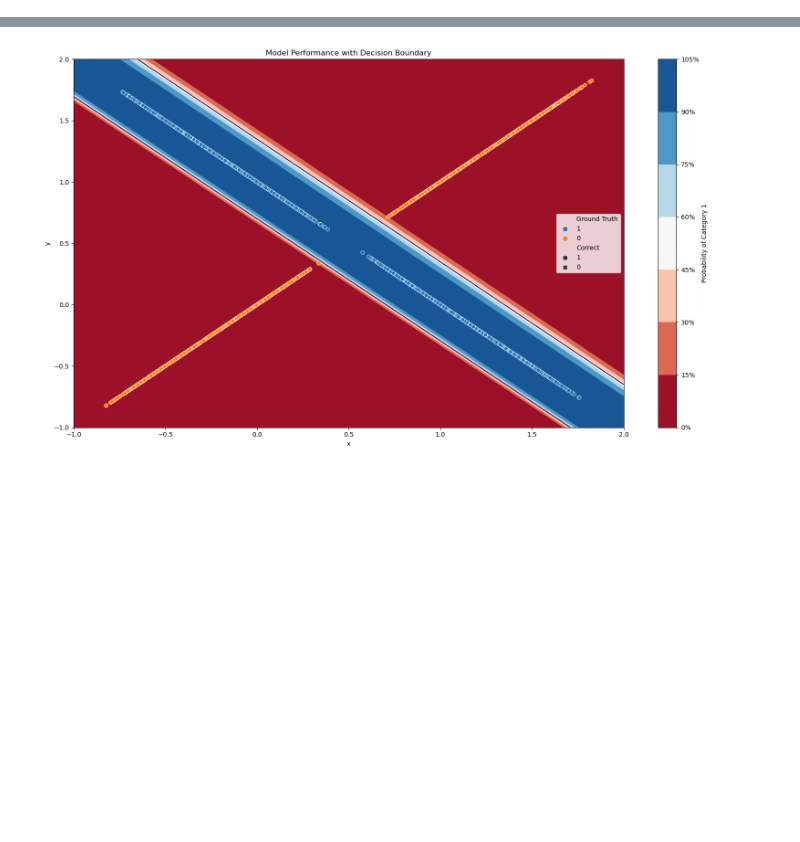
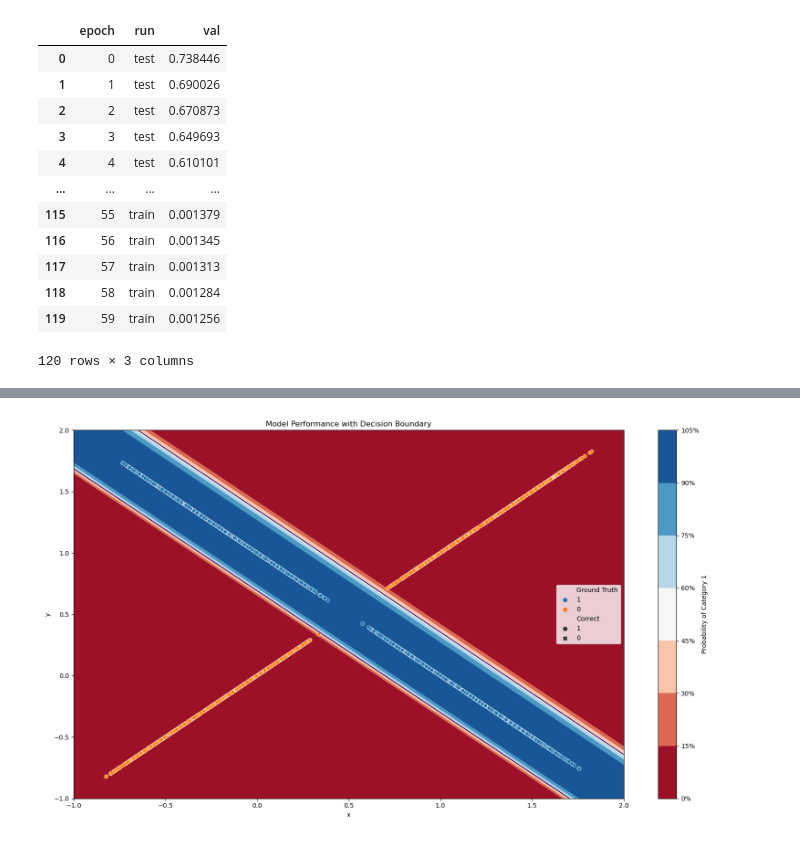
Before and after one commit to wblackucimath/project_xor, a Jupyter notebook: Project_XOR.ipynb, the cells around one changed output, grey strips where cells are left out. Saved outputs shown, nothing was run; the diff lists cells and outputs as text; code cells hidden in the pictures; blank space fills up the shorter version.

```diff
--- a/Project_XOR.ipynb
+++ b/Project_XOR.ipynb
@@ -81,0 +114,16 @@ display.Image(files("proj_xor.plots.metrics").joinpath("loss_plot.png"))
+# %%
+display.display(read_csv(files("proj_xor.data.outputs").joinpath("loss.csv")))
+# %% [output]
+|  | epoch | run | val |
+| 0 | 0 | test | 0.738446 |
+| 1 | 1 | test | 0.690026 |
+| 2 | 2 | test | 0.670873 |
+| 3 | 3 | test | 0.649693 |
+| 4 | 4 | test | 0.610101 |
+| ... | ... | ... | ... |
+| 115 | 55 | train | 0.001379 |
+| 116 | 56 | train | 0.001345 |
+| 117 | 57 | train | 0.001313 |
+| 118 | 58 | train | 0.001284 |
+| 119 | 59 | train | 0.001256 |
+120 rows × 3 columns
```
Also changed, not shown: parts of 18 cells of this notebook, 9 other files.
